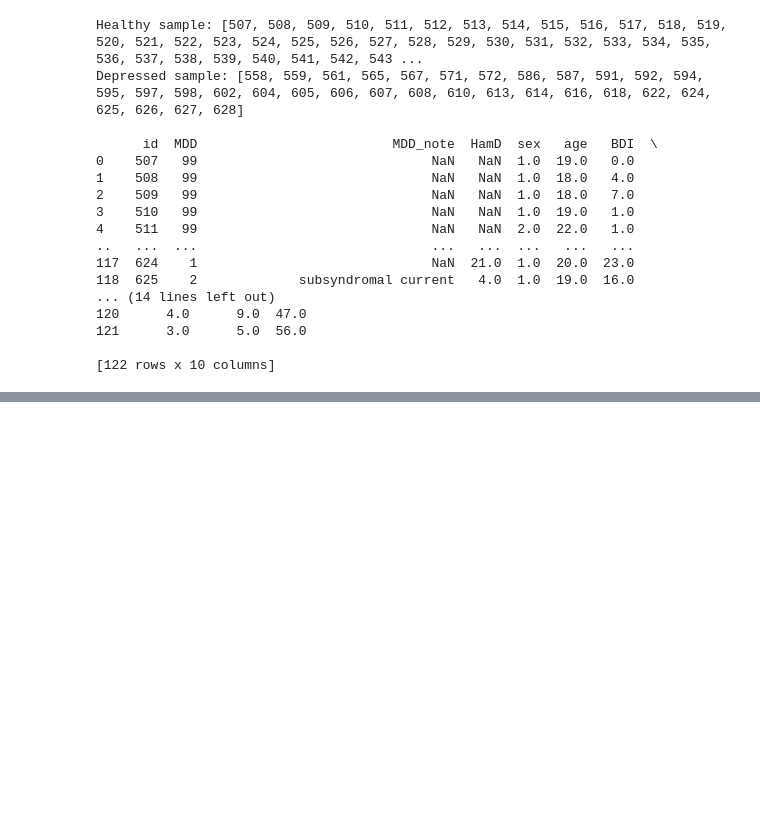
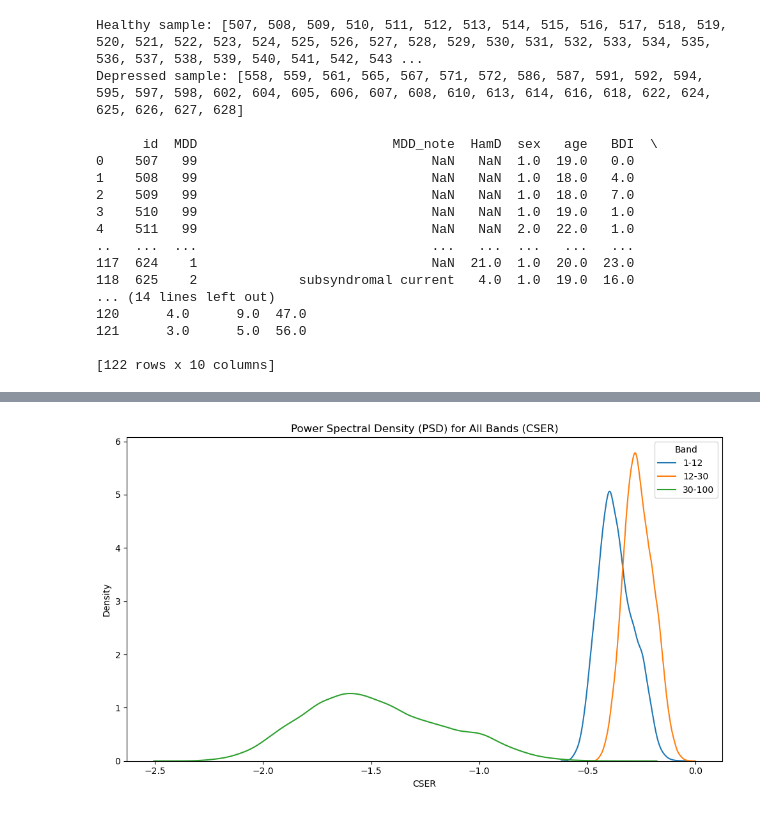
Before and after one commit to ldubravica/MScResearchProject, a Jupyter notebook: cser_analysis.ipynb, the cells around one changed output, grey strips where cells are left out. Cells and saved outputs as stored; diff of their text form; code cells hidden in the pictures; blank space fills up the shorter version.

```diff
--- a/cser_analysis.ipynb
+++ b/cser_analysis.ipynb
@@ -407,0 +549,26 @@ plt.hist(df['cser_open'], bins=30, alpha=0.5, color='red', label='CSER Open')
+# %%
+# Plot power spectral density (PSD) for all bands using CSER values
+
+# bands = df['band'].unique()
+# bands = [b for b in bands if b not in ['broadband', '1-12']]
+bands = []
+# bands += ['broadband']
+# bands += ['1-4', '4-8', '8-12']
+bands += ['1-12']
+bands += ['12-30']
+bands += ['30-100']
+
+plt.figure(figsize=(10, 6))
+for band in bands:
+    band_data = df[df['band'] == band]['CSER'].dropna()
+    if not band_data.empty:
+        sns.kdeplot(band_data, label=band)
+
+plt.title('Power Spectral Density (PSD) for All Bands (CSER)')
+plt.xlabel('CSER')
+plt.ylabel('Density')
+plt.legend(title='Band')
+plt.tight_layout()
+plt.show()
+# %% [output]
+[figure, added]
```
Also changed, not shown: parts of 18 cells of this notebook, 14 other files.
